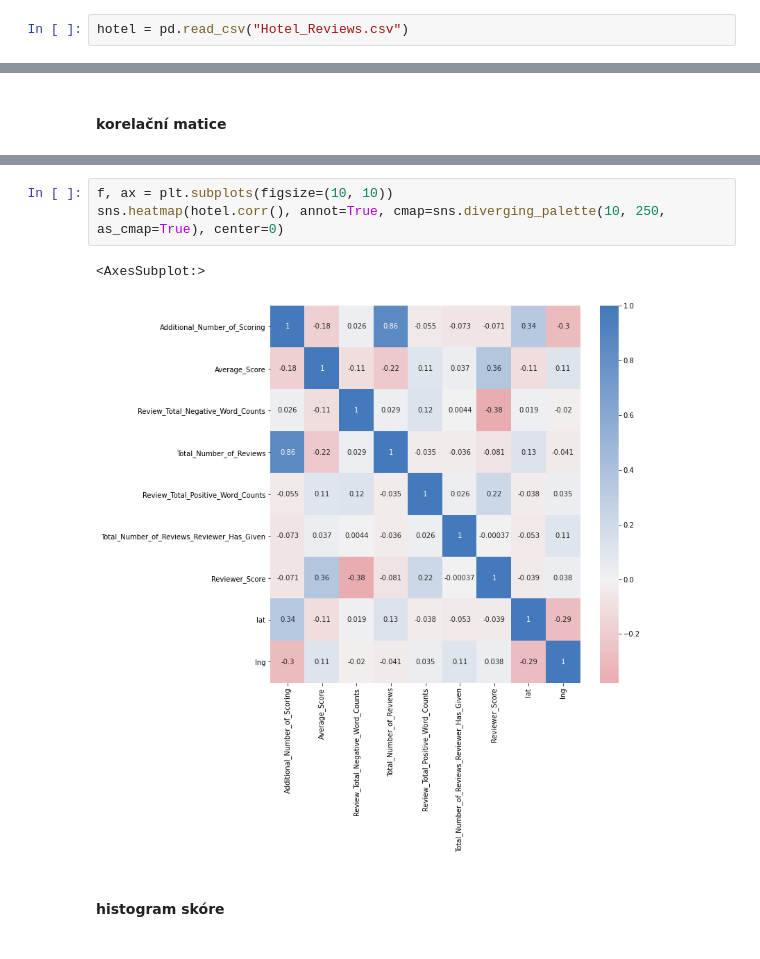
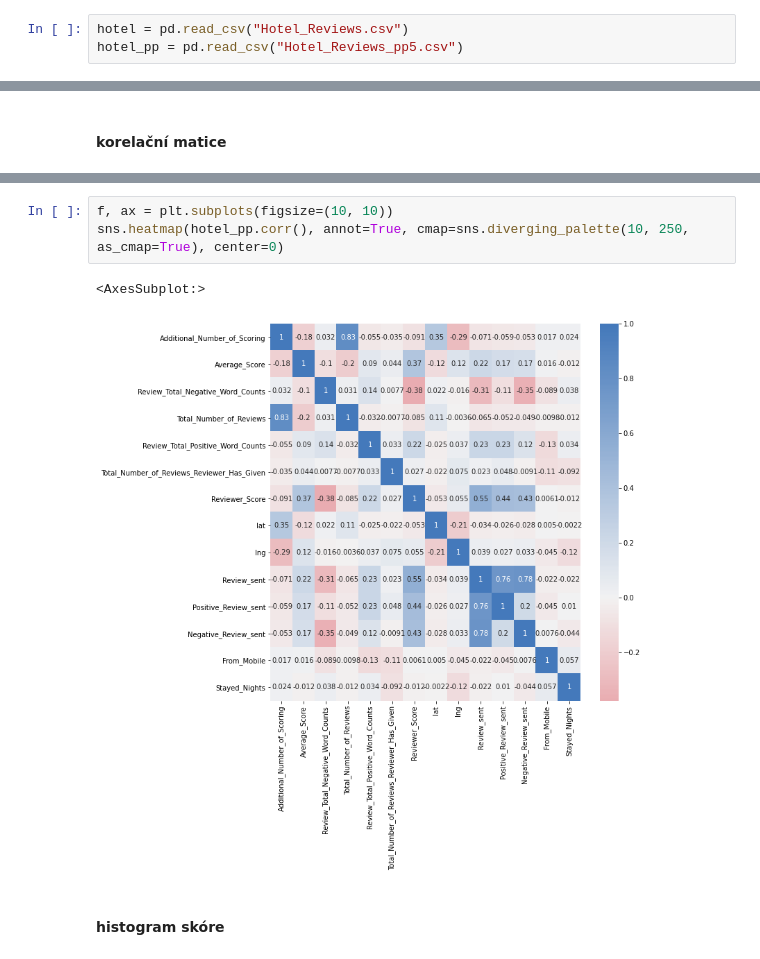
Before and after one commit to cermatej/vse-text-analysis, a Jupyter notebook: hotel_text_analysis.ipynb, the cells around one changed output, grey strips where cells are left out. Drawn from its saved outputs; the diff is of its cells as text.

```diff
--- a/hotel_text_analysis.ipynb
+++ b/hotel_text_analysis.ipynb
@@ -31,3 +33,4 @@ from sklearn import metrics
 import numpy as np
 # %%
 hotel = pd.read_csv("Hotel_Reviews.csv")
+hotel_pp = pd.read_csv("Hotel_Reviews_pp5.csv")
@@ -65,9 +54,9 @@ profile.to_file("report.html")
 # %%
 f, ax = plt.subplots(figsize=(10, 10))
-sns.heatmap(hotel.corr(), annot=True, cmap=sns.diverging_palette(10, 250, as_cmap=True), center=0)
+sns.heatmap(hotel_pp.corr(), annot=True, cmap=sns.diverging_palette(10, 250, as_cmap=True), center=0)
 # %% [output]
 <AxesSubplot:>
-[figure, old version]
+[figure, new version]
 # %% [markdown]
 #### histogram skóre
 # %%
```
Also changed, not shown: parts of 46 cells of this notebook, 2 other files.
